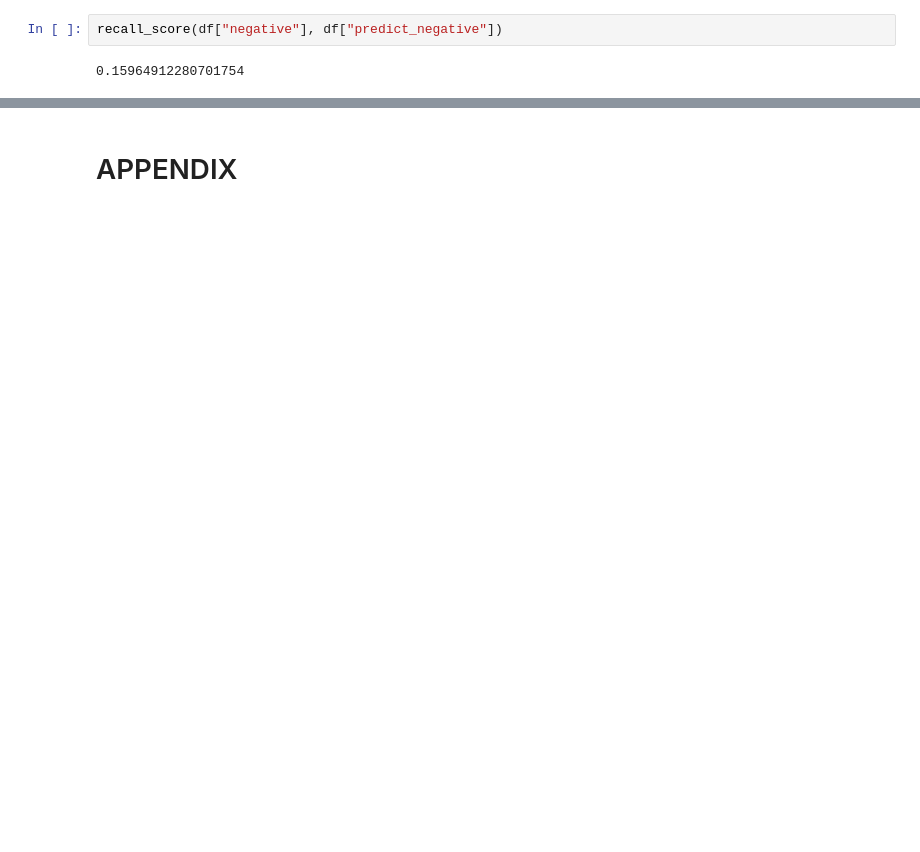
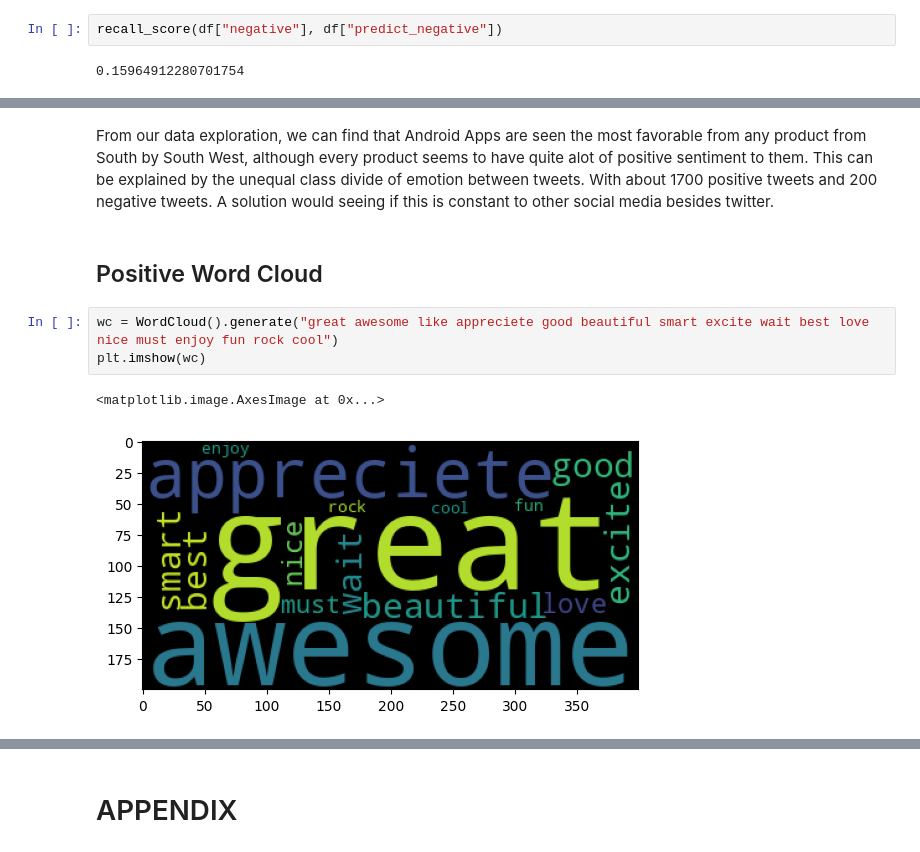
Before and after one commit to Jmanitou/Apple_Google_NLP, a Jupyter notebook: Apple_Google_NLP.ipynb, the cells around one changed output, grey strips where cells are left out. Drawn from its saved outputs; the diff is of its cells as text; blank space fills up the shorter version.

```diff
--- a/Apple_Google_NLP.ipynb
+++ b/Apple_Google_NLP.ipynb
@@ -227,0 +237,10 @@ df
+# %% [markdown]
+From our data exploration, we can find that Android Apps are seen the most favorable from any product from South by South West, although every product seems to have quite alot of positive sentiment to them. This can be explained by the unequal class divide of emotion between tweets. With about 1700 positive tweets and 200 negative tweets. A solution would seeing if this is constant to other social media besides twitter.
+# %% [markdown]
+## Positive Word Cloud
+# %%
+wc = WordCloud().generate("great awesome like appreciete good beautiful smart excite wait best love nice must enjoy fun rock cool")
+plt.imshow(wc)
+# %% [output]
+<matplotlib.image.AxesImage at 0x...>
+[figure, added]
```
Also changed, not shown: parts of 47 cells of this notebook, 6 other files.
